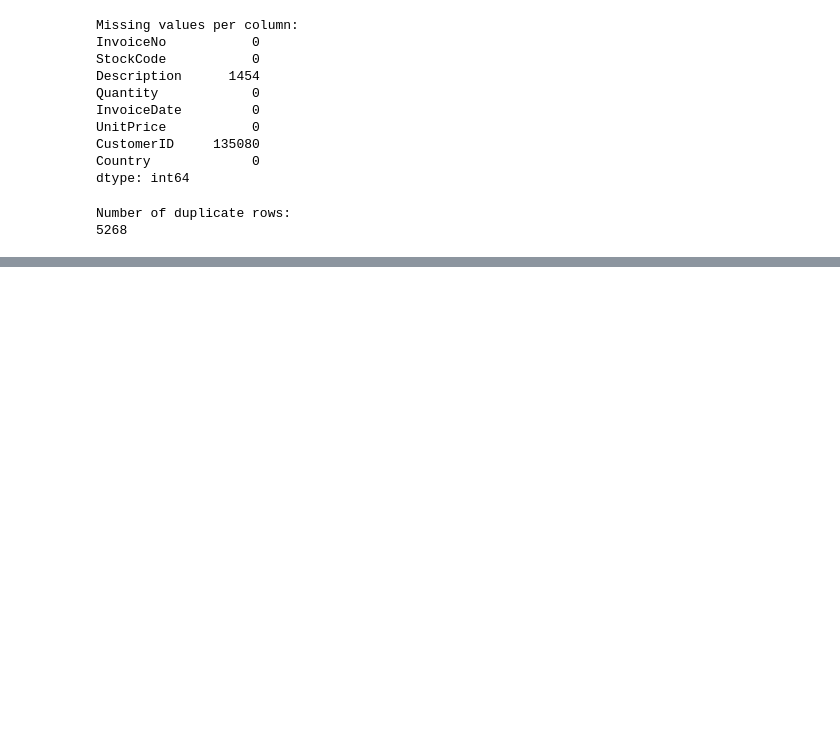
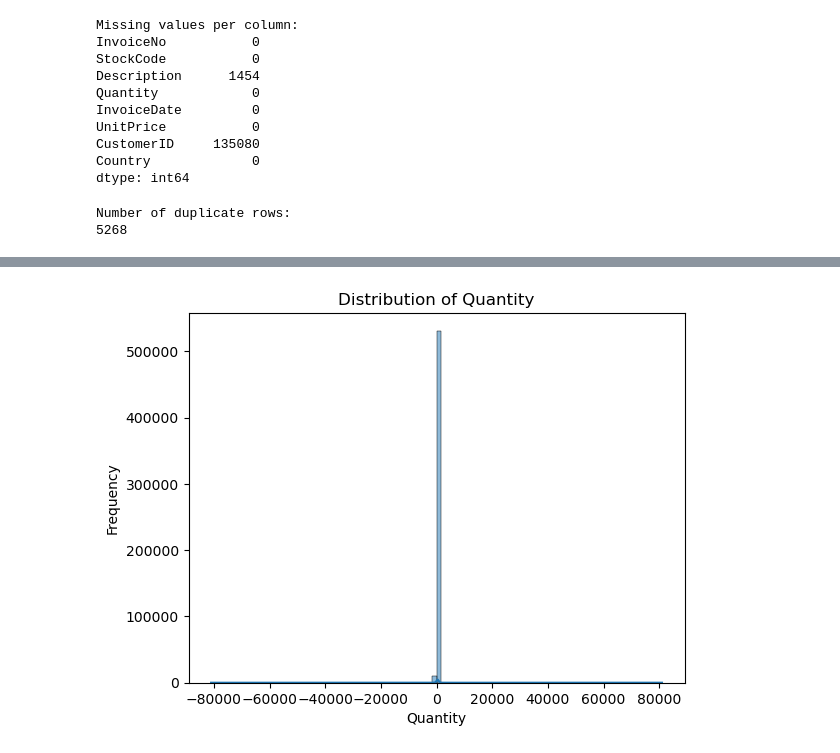
Before and after one commit to Zahid295/repeat-purchase-prediction, a Jupyter notebook: CA2_Capstone.ipynb, the cells around one changed output, grey strips where cells are left out. Cells and saved outputs as stored; diff of their text form; code cells hidden in the pictures; blank space fills up the shorter version.

```diff
--- a/CA2_Capstone.ipynb
+++ b/CA2_Capstone.ipynb
@@ -88,0 +105,9 @@ Number of duplicate rows:
+# %%
+# Visualizing the distribution of 'Quantity'
+sns.histplot(df['Quantity'], bins=100, kde=True)
+plt.title('Distribution of Quantity')
+plt.xlabel('Quantity')
+plt.ylabel('Frequency')
+plt.show()
+# %% [output]
+[figure, added]
```
Also changed, not shown: parts of 3 cells of this notebook, 1 other file.
